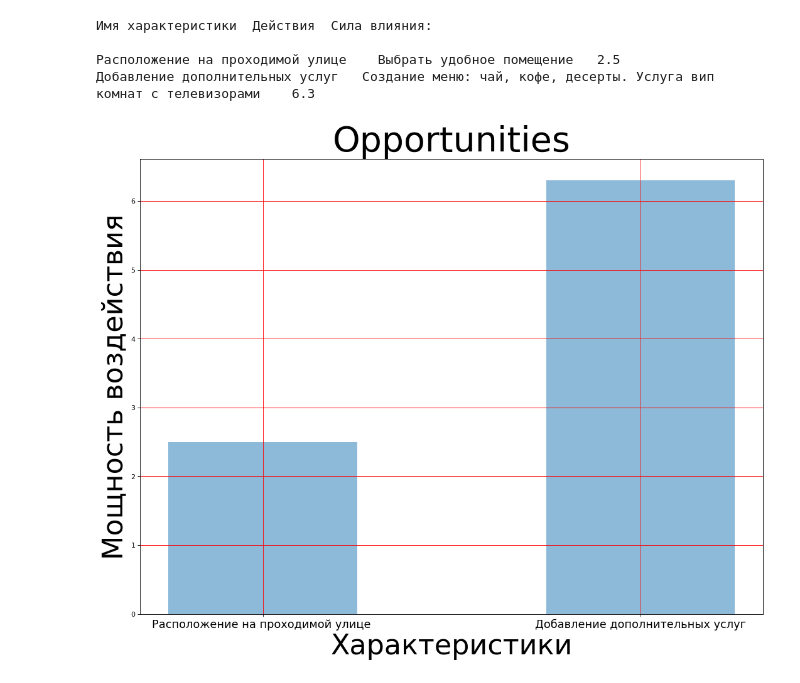
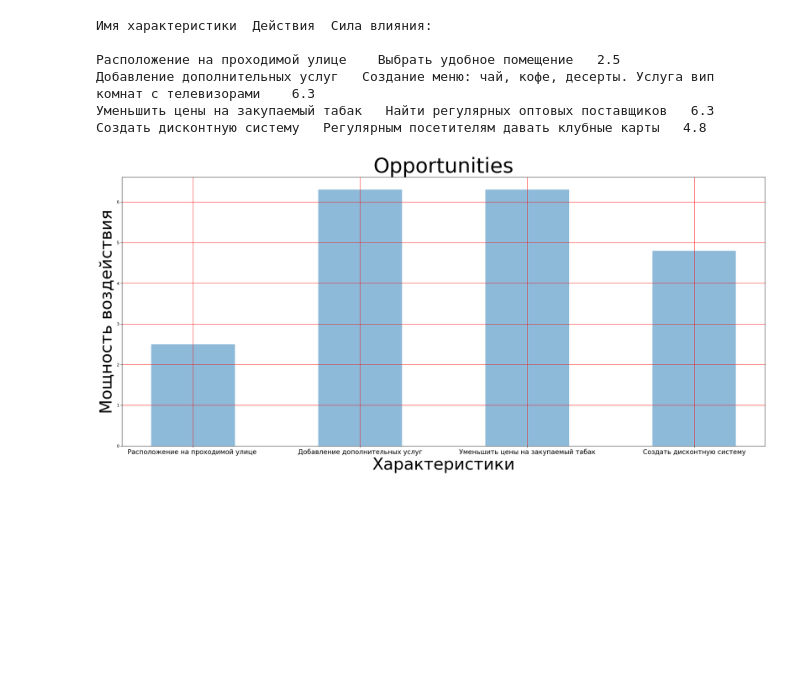
Before and after one commit to EUPHORIA1005/Swot_analyse, a Jupyter notebook: SWOT_KOZLOV_BI_2.ipynb, the cells around one changed output. Drawn from its saved outputs; the diff is of its cells as text; code cells hidden in the pictures; blank space fills up the shorter version.

```diff
--- a/SWOT_KOZLOV_BI_2.ipynb
+++ b/SWOT_KOZLOV_BI_2.ipynb
@@ -152,35 +154,37 @@ while True:
     row_count += 1
   else:
     break
 
 import matplotlib.pyplot as plt
 
 
 x_pos = []
 y_float = []
 x_float = []
 
 print('Имя характеристики ', 'Действия ', 'Сила влияния:', '\n')
 for i in range(0, len(Characteristics_list)):
   print(Characteristics_list[i].get_name(), ' ', Characteristics_list[i].get_action(), ' ', Characteristics_list[i].get_power())
   x_pos.append(i)
   y_float.append(Characteristics_list[i].get_power())
   x_float.append(Characteristics_list[i].get_name())
-fig=plt.figure(figsize=(16,12), dpi=80)
+fig=plt.figure(figsize=(28,12), dpi=80)
 plt.bar(x_pos, y_float, width=0.5, align='center', alpha=0.5, )
 plt.xticks(x_pos,  x_float, fontsize=16)
 plt.xlabel('Характеристики', fontsize=40)
 plt.ylabel('Мощность воздействия', fontsize=40)
 plt.title('Opportunities', fontsize=50)
 plt.grid(True, color='r', linestyle='-', linewidth=0.8)
 plt.draw()
 plt.show()
 # %% [output]
 Имя характеристики  Действия  Сила влияния:
 
 Расположение на проходимой улице    Выбрать удобное помещение   2.5
 Добавление дополнительных услуг   Создание меню: чай, кофе, десерты. Услуга вип комнат с телевизорами    6.3
+Уменьшить цены на закупаемый табак   Найти регулярных оптовых поставщиков   6.3
+Создать дисконтную систему   Регулярным посетителям давать клубные карты   4.8
-[figure, old version]
+[figure, new version]
 # %%
 #График для Threats
 Characteristics_list = []
```
Also changed, not shown: parts of 6 cells of this notebook.
